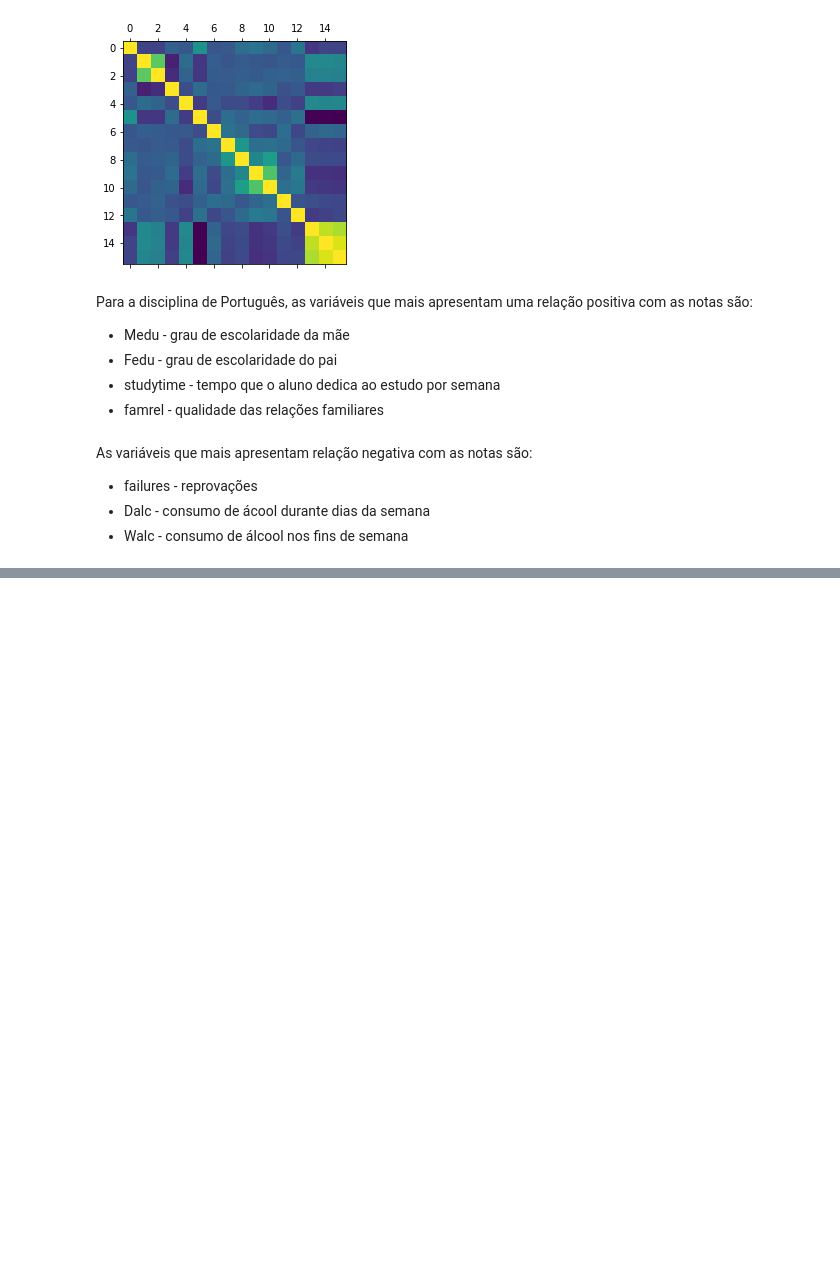
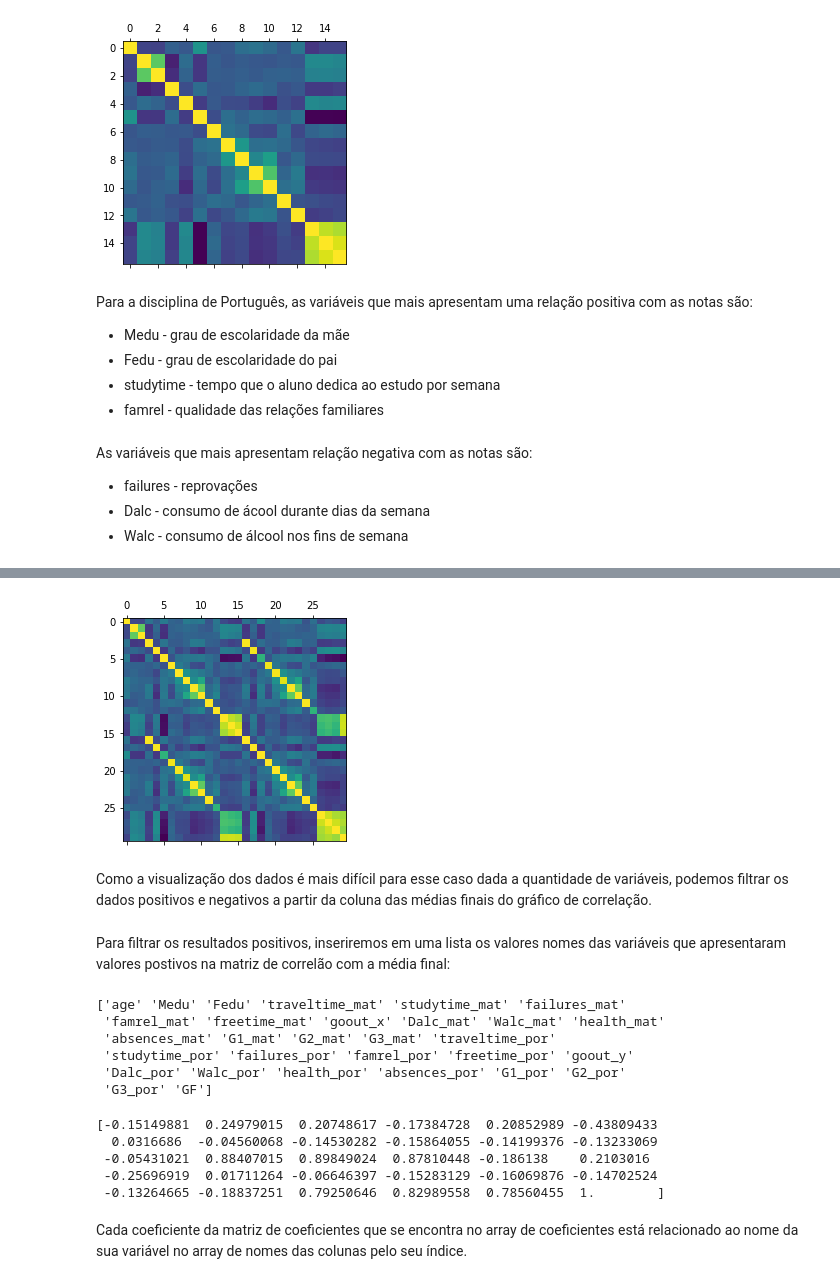
Before and after one commit to shl0mo/DataAnalysis_Students-Pandas, a Jupyter notebook: Estudantes.ipynb, the cells around one changed output, grey strips where cells are left out. Drawn from its saved outputs; the diff is of its cells as text; code cells hidden in the pictures; blank space fills up the shorter version.

Commit message:
Variáveis numéricas com relações positivas com a média final

```diff
--- a/Estudantes.ipynb
+++ b/Estudantes.ipynb
@@ -360,0 +374,3 @@ As variáveis que mais apresentam relação negativa com as notas são:
+# %%
+corr_df = df.corr()
+corr_df
@@ -360,0 +395,32 @@ As variáveis que mais apresentam relação negativa com as notas são:
+# %%
+plt.matshow(corr_df)
+plt.show()
+# %% [output]
+[figure, added]
+# %% [markdown]
+Como a visualização dos dados é mais difícil para esse caso dada a quantidade de variáveis, podemos filtrar os dados positivos e negativos a partir da coluna das médias finais do gráfico de correlação.
+# %% [markdown]
+Para filtrar os resultados positivos, inseriremos em uma lista os valores nomes das variáveis que apresentaram valores postivos na matriz de correlão com a média final:
+# %%
+# Criação de um array com o nome das colunas da matriz de correlação
+colunas_matriz = np.array(corr_df.columns)
+print(colunas_matriz)
+# %% [output]
+['age' 'Medu' 'Fedu' 'traveltime_mat' 'studytime_mat' 'failures_mat'
+ 'famrel_mat' 'freetime_mat' 'goout_x' 'Dalc_mat' 'Walc_mat' 'health_mat'
+ 'absences_mat' 'G1_mat' 'G2_mat' 'G3_mat' 'traveltime_por'
+ 'studytime_por' 'failures_por' 'famrel_por' 'freetime_por' 'goout_y'
+ 'Dalc_por' 'Walc_por' 'health_por' 'absences_por' 'G1_por' 'G2_por'
+ 'G3_por' 'GF']
+# %%
+# Criação de um array com os coeficientes das variáveis associadas à media final
+coeficientes_gf = np.array(corr_df['GF'])
+print(coeficientes_gf)
+# %% [output]
+[-0.15149881  0.24979015  0.20748617 -0.17384728  0.20852989 -0.43809433
+  0.0316686  -0.04560068 -0.14530282 -0.15864055 -0.14199376 -0.13233069
+ -0.05431021  0.88407015  0.89849024  0.87810448 -0.186138    0.2103016
+ -0.25696919  0.01711264 -0.06646397 -0.15283129 -0.16069876 -0.14702524
+ -0.13264665 -0.18837251  0.79250646  0.82989558  0.78560455  1.        ]
+# %% [markdown]
+Cada coeficiente da matriz de coeficientes que se encontra no array de coeficientes está relacionado ao nome da sua variável no array de nomes das colunas pelo seu índice.
```
Also changed, not shown: parts of 12 cells of this notebook.
